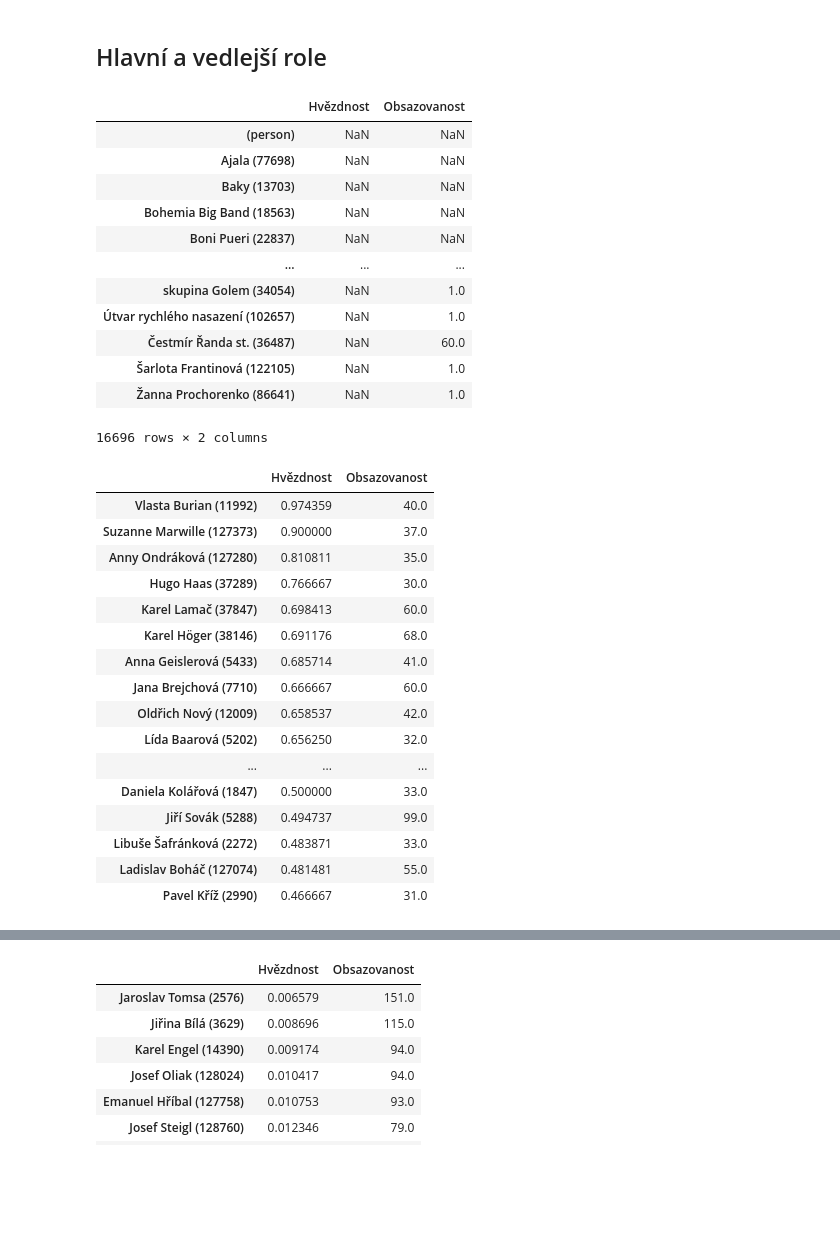
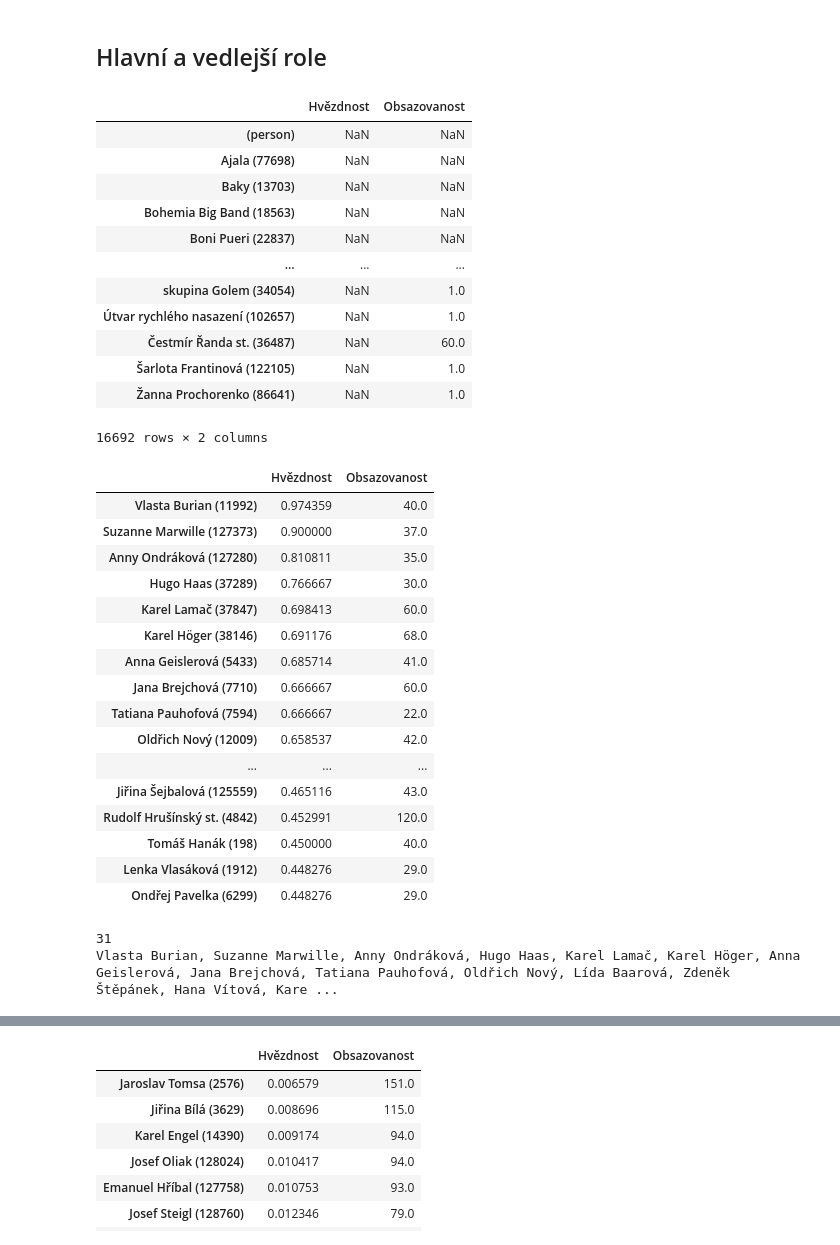
Before and after one commit to DataRozhlas/filmovy-prehled, a Jupyter notebook: 134 herectvo načisto.ipynb, the cells around one changed output, grey strips where cells are left out. Drawn from its saved outputs; the diff is of its cells as text; code cells hidden in the pictures; blank space fills up the shorter version.

```diff
--- a/134 herectvo načisto.ipynb
+++ b/134 herectvo načisto.ipynb
@@ -4,6 +4,11 @@ import pandas as pd
 pd.set_option('display.max_columns', None)
 # %%
 herectvo = pd.read_json(os.path.join("data", "herectvo.json"))
+# %%
+df = pd.read_json(os.path.join("data", "filmy.json"))
+df["Hlavní role"] = df["Hrají"].dropna().apply(lambda x: x[:3])
+df["Vedlejší role"] = df["Hrají"].dropna().apply(lambda x: x[3:])
+df = df.explode("Hrají")
 # %% [markdown]
 ## Obecná data
 # %%
@@ -38,3 +41,5 @@ obsazovanost.quantile([0.25,0.333,0.5,0.667,0.75,0.9,0.95,0.99])
 0.950    30.0
 0.990    73.0
 Name: Obsazovanost, dtype: float64
+# %%
+obsazovanost2 = pd.Series(df.groupby("Hrají")["Film"].nunique(), name="Obsazovanost 2")
@@ -41,4 +58,4 @@ Name: Obsazovanost, dtype: float64
 # %%
-q = obsazovanost.quantile(0.95)
+q = obsazovanost2.quantile(0.95)
 q
 # %% [output]
@@ -220,6 +262,6 @@ Name: Film, dtype: int64
 # %% [markdown]
 ## Kolegové
 # %%
-herectvo["spoluherectvo"] = herectvo["Film"].map(herectvo.groupby("Film")["Jméno"].agg(list))
+df["Spoluherectvo"] = df["Film"].map(df.groupby("Film")["Hrají"].agg(list))
 # %%
 def kolegove(jmeno):
@@ -433,27 +500,38 @@ hvezdy
 | Čestmír Řanda st. (36487) | NaN | 60.0 |
 | Šarlota Frantinová (122105) | NaN | 1.0 |
 | Žanna Prochorenko (86641) | NaN | 1.0 |
-16696 rows × 2 columns
+16692 rows × 2 columns
 # %%
-hvezdy[hvezdy["Obsazovanost"] >= q].sort_values(by="Hvězdnost", ascending=False).head(35)
+hvezdy[hvezdy["Obsazovanost"] >= q].sort_values(by="Hvězdnost", ascending=False).head(50)
 # %% [output]
 |  | Hvězdnost | Obsazovanost |
 | Vlasta Burian (11992) | 0.974359 | 40.0 |
 | Suzanne Marwille (127373) | 0.900000 | 37.0 |
 | Anny Ondráková (127280) | 0.810811 | 35.0 |
 | Hugo Haas (37289) | 0.766667 | 30.0 |
 | Karel Lamač (37847) | 0.698413 | 60.0 |
 | Karel Höger (38146) | 0.691176 | 68.0 |
 | Anna Geislerová (5433) | 0.685714 | 41.0 |
 | Jana Brejchová (7710) | 0.666667 | 60.0 |
+| Tatiana Pauhofová (7594) | 0.666667 | 22.0 |
 | Oldřich Nový (12009) | 0.658537 | 42.0 |
-| Lída Baarová (5202) | 0.656250 | 32.0 |
 | ... | ... | ... |
-| Daniela Kolářová (1847) | 0.500000 | 33.0 |
-| Jiří Sovák (5288) | 0.494737 | 99.0 |
-| Libuše Šafránková (2272) | 0.483871 | 33.0 |
-| Ladislav Boháč (127074) | 0.481481 | 55.0 |
-| Pavel Kříž (2990) | 0.466667 | 31.0 |
+| Jiřina Šejbalová (125559) | 0.465116 | 43.0 |
+| Rudolf Hrušínský st. (4842) | 0.452991 | 120.0 |
+| Tomáš Hanák (198) | 0.450000 | 40.0 |
+| Lenka Vlasáková (1912) | 0.448276 | 29.0 |
+| Ondřej Pavelka (6299) | 0.448276 | 29.0 |
+# %%
+nejvetsi_hvezdy_c_filmu = hvezdy[(hvezdy["Obsazovanost"] >= q) & (hvezdy["Hvězdnost"] > 0.5)].sort_values(by="Hvězdnost", ascending=False).head(50).index.to_list()
+super_hvezdy = []
+for n in nejvetsi_hvezdy_c_filmu:
+    n = n.split(" (")[0]
+    super_hvezdy.append(n)
+print(len(super_hvezdy))
+print(", ".join(super_hvezdy))
+# %% [output]
+31
+Vlasta Burian, Suzanne Marwille, Anny Ondráková, Hugo Haas, Karel Lamač, Karel Höger, Anna Geislerová, Jana Brejchová, Tatiana Pauhofová, Oldřich Nový, Lída Baarová, Zdeněk Štěpánek, Hana Vítová, Kare ...
 # %%
 hvezdy[(hvezdy["Obsazovanost"] >= q) & (hvezdy.index.isin(zijici))].sort_values(by="Hvězdnost", ascending=False).head(35)
 # %% [output]
```
Also changed, not shown: parts of 40 cells of this notebook, 15 other files.
